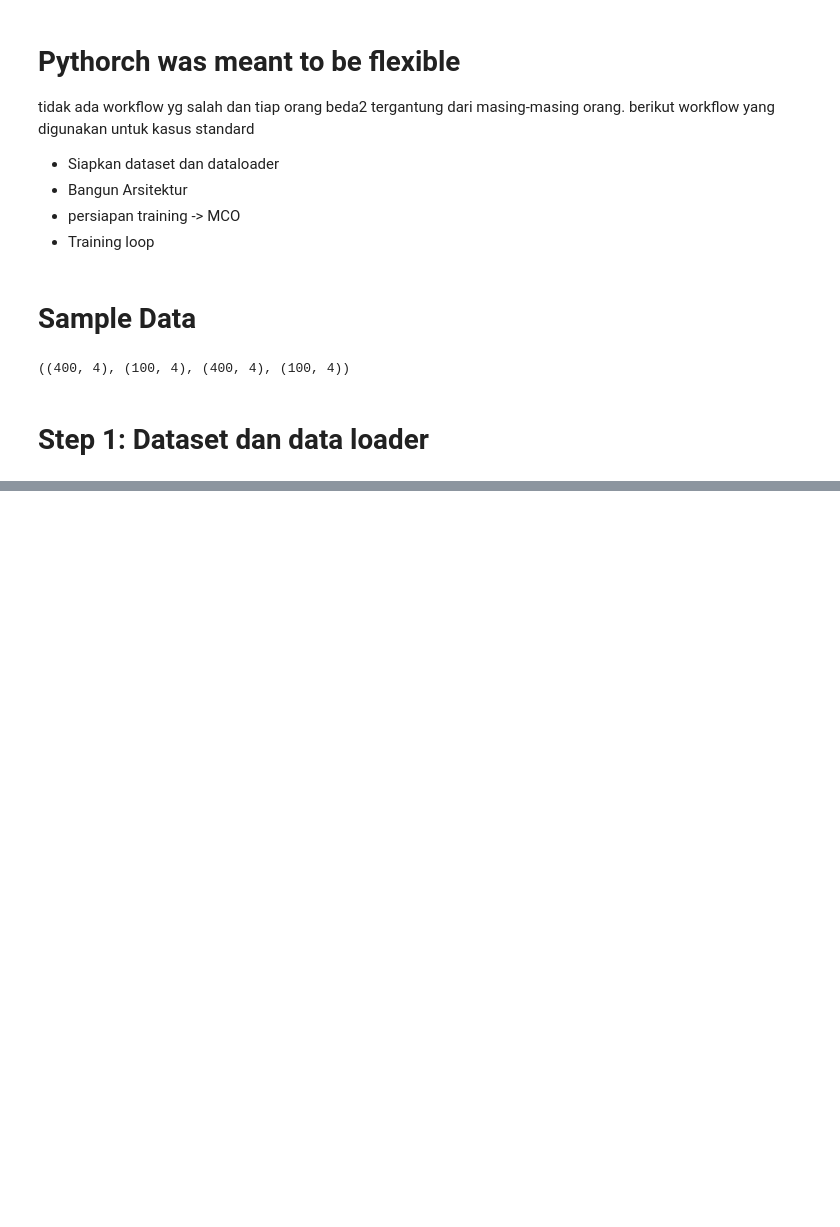
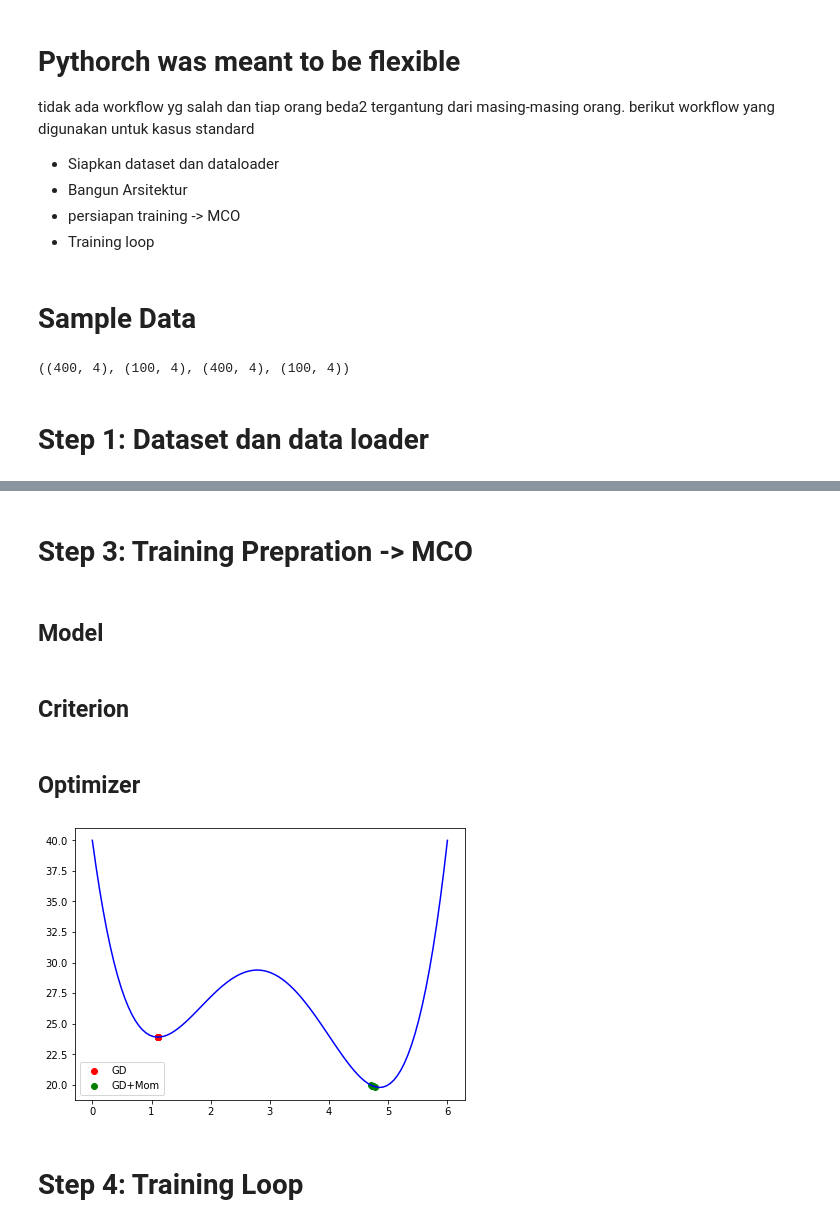
Before and after one commit to julius-risky/Data-Science, a Jupyter notebook: Deep_Learning/1_DL_PyTorch_workflow.ipynb, the cells around one changed output, grey strips where cells are left out. Drawn from its saved outputs; the diff is of its cells as text; code cells hidden in the pictures; blank space fills up the shorter version.

```diff
--- a/Deep_Learning/1_DL_PyTorch_workflow.ipynb
+++ b/Deep_Learning/1_DL_PyTorch_workflow.ipynb
@@ -51,0 +75,4 @@ StopIteration:
+# %% [markdown]
+# Step 3: Training Prepration -> MCO
+# %% [markdown]
+## Model
@@ -51,0 +88,2 @@ StopIteration:
+# %% [markdown]
+## Criterion
@@ -51,0 +94,6 @@ StopIteration:
+# %% [markdown]
+## Optimizer
+# %%
+demo.momentum()
+# %% [output]
+[figure, added]
@@ -51,0 +106,2 @@ StopIteration:
+# %% [markdown]
+# Step 4: Training Loop
```
Also changed, not shown: parts of 12 cells of this notebook.
